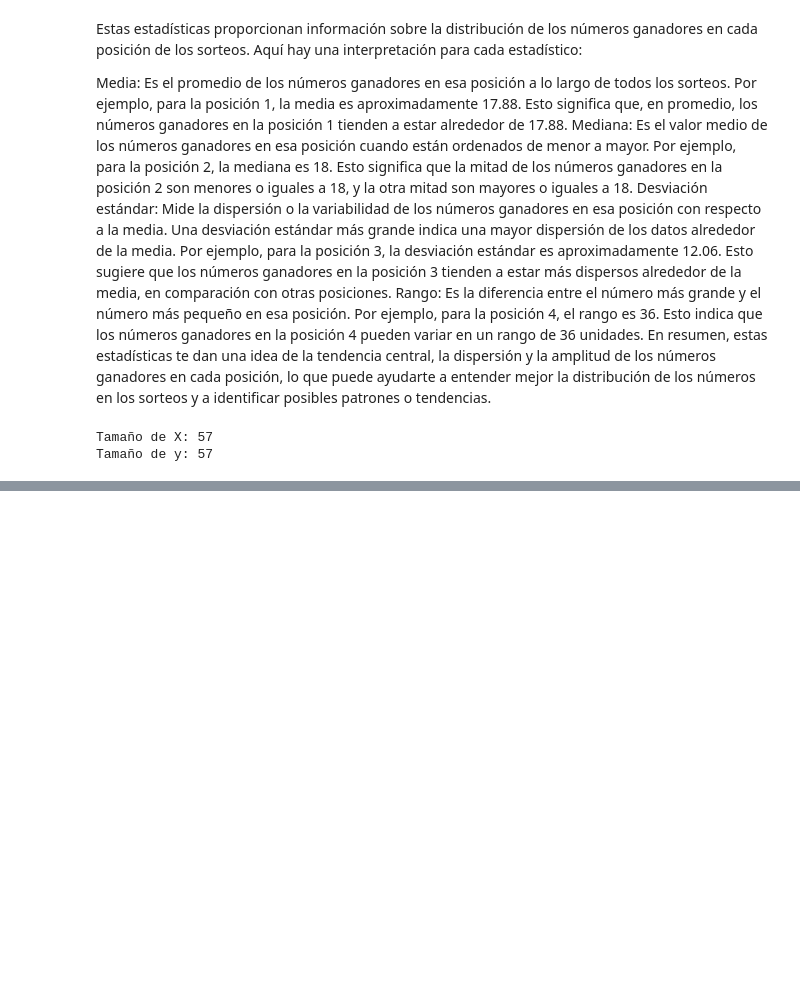
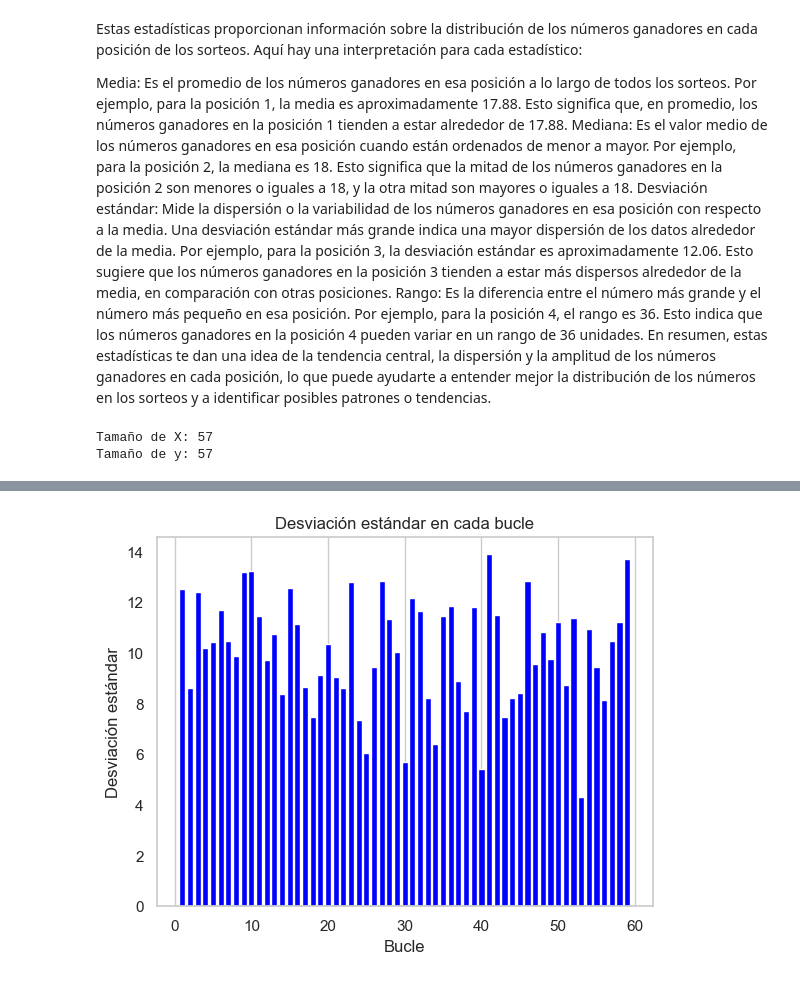
Before and after one commit to DavDaz/AnalizarLoto, a Jupyter notebook: modelo_svm.ipynb, the cells around one changed output, grey strips where cells are left out. Cells and saved outputs as stored; diff of their text form; code cells hidden in the pictures; blank space fills up the shorter version.

```diff
--- a/modelo_svm.ipynb
+++ b/modelo_svm.ipynb
@@ -245,7 +138,7 @@ X_train = np.array(datos)
 desviaciones_train = np.array([calcular_desviacion(conjunto) for conjunto in datos])
 
 # Definir el rango deseado de desviación estándar para el entrenamiento
-rango_desviacion = (12.00, 13.00)
+rango_desviacion = (10.00, 11.00)
 
 # Filtrar los datos de entrenamiento según el rango de desviación estándar deseado
 X_train, desviaciones_train = filtrar_datos(X_train, desviaciones_train, rango_desviacion)
@@ -266,7 +159,7 @@ modelo_svm.fit(X_train, y_train)
 
 # Una vez que el modelo está entrenado, puedes usarlo para predecir el próximo conjunto de 6 números
 # Suponiendo que tienes un nuevo conjunto de datos que quieres predecir, almacenado en una lista llamada "nuevo_dato"
-nuevo_dato = [[22, 25, 20, 11, 21, 19]]  # Por ejemplo, aquí tienes un nuevo conjunto de 6 números
+nuevo_dato = [[31, 38, 10, 12, 36, 25]]  # Por ejemplo, aquí tienes un nuevo conjunto de 6 números
 
 # Calcular la desviación estándar del nuevo conjunto
 desviacion_nuevo_dato = calcular_desviacion(nuevo_dato[0])
@@ -585,3 +478,13 @@ print("Tamaño de y:", len(y))
 # %% [output]
 Tamaño de X: 57
 Tamaño de y: 57
+# %%
+# Calcular la desviación estándar para cada conjunto
+desviaciones_estandar = [np.std(sublista) for sublista in datos]
+
+# Imprimir resultados
+for i, desviacion in enumerate(desviaciones_estandar, start=1):
+    desviacion_redondeada = round(desviacion, 2)
+    print(f"Bucle {i}: Desviación estándar = {desviacion:.2f}")
+    # Almacenar en la lista después de imprimir
+    desviaciones_estandar[i-1] = desviacion_redondeada
@@ -587,0 +509,16 @@ Tamaño de y: 57
+# %%
+# Desviaciones estándar proporcionadas
+# Índices para los bucles
+bucles = list(range(1, len(desviaciones_estandar) + 1))
+
+# Crear el gráfico de barras
+plt.bar(bucles, desviaciones_estandar, color='blue')
+plt.xlabel('Bucle')
+plt.ylabel('Desviación estándar')
+plt.title('Desviación estándar en cada bucle')
+plt.grid(axis='y')
+
+# Mostrar el gráfico
+plt.show()
+# %% [output]
+[figure, added]
```
Also changed, not shown: parts of 16 cells of this notebook, 2 other files.
